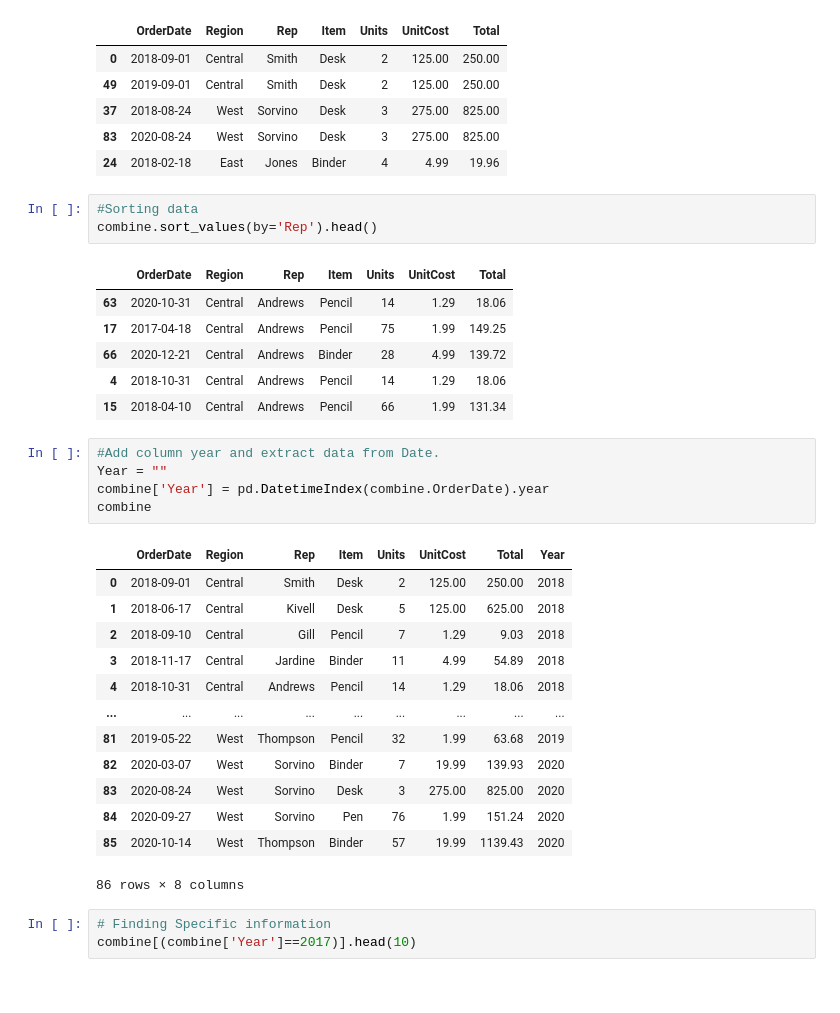
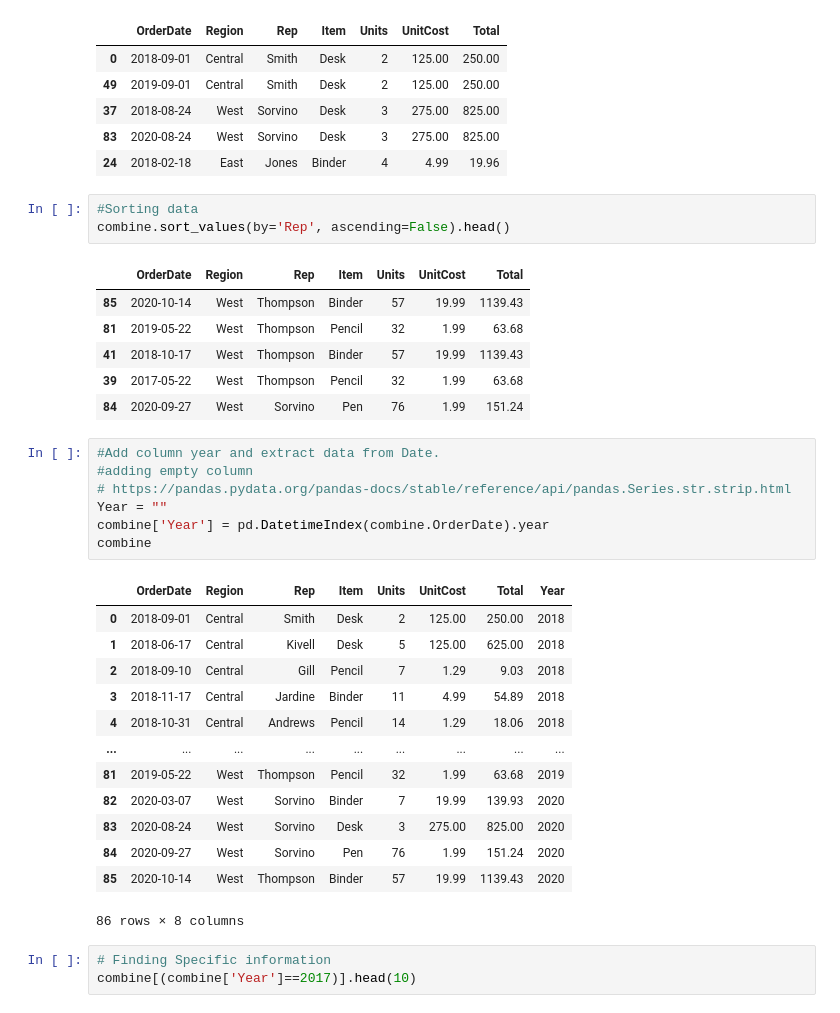
Before and after one commit to javanejones/Pandas-Tutorial, a Jupyter notebook: Mss.ipynb, the cells around one changed output. Cells and saved outputs as stored; diff of their text form.

```diff
--- a/Mss.ipynb
+++ b/Mss.ipynb
@@ -452,16 +518,18 @@ combine.sort_values(by='Units').head()
 | 24 | 2018-02-18 | East | Jones | Binder | 4 | 4.99 | 19.96 |
 # %%
 #Sorting data
-combine.sort_values(by='Rep').head()
+combine.sort_values(by='Rep', ascending=False).head()
 # %% [output]
 |  | OrderDate | Region | Rep | Item | Units | UnitCost | Total |
-| 63 | 2020-10-31 | Central | Andrews | Pencil | 14 | 1.29 | 18.06 |
-| 17 | 2017-04-18 | Central | Andrews | Pencil | 75 | 1.99 | 149.25 |
-| 66 | 2020-12-21 | Central | Andrews | Binder | 28 | 4.99 | 139.72 |
-| 4 | 2018-10-31 | Central | Andrews | Pencil | 14 | 1.29 | 18.06 |
-| 15 | 2018-04-10 | Central | Andrews | Pencil | 66 | 1.99 | 131.34 |
+| 85 | 2020-10-14 | West | Thompson | Binder | 57 | 19.99 | 1139.43 |
+| 81 | 2019-05-22 | West | Thompson | Pencil | 32 | 1.99 | 63.68 |
+| 41 | 2018-10-17 | West | Thompson | Binder | 57 | 19.99 | 1139.43 |
+| 39 | 2017-05-22 | West | Thompson | Pencil | 32 | 1.99 | 63.68 |
+| 84 | 2020-09-27 | West | Sorvino | Pen | 76 | 1.99 | 151.24 |
 # %%
 #Add column year and extract data from Date.
+#adding empty column
+# https://pandas.pydata.org/pandas-docs/stable/reference/api/pandas.Series.str.strip.html
 Year = ""
 combine['Year'] = pd.DatetimeIndex(combine.OrderDate).year
 combine
```
Also changed, not shown: parts of 17 cells of this notebook, 1 other file.
